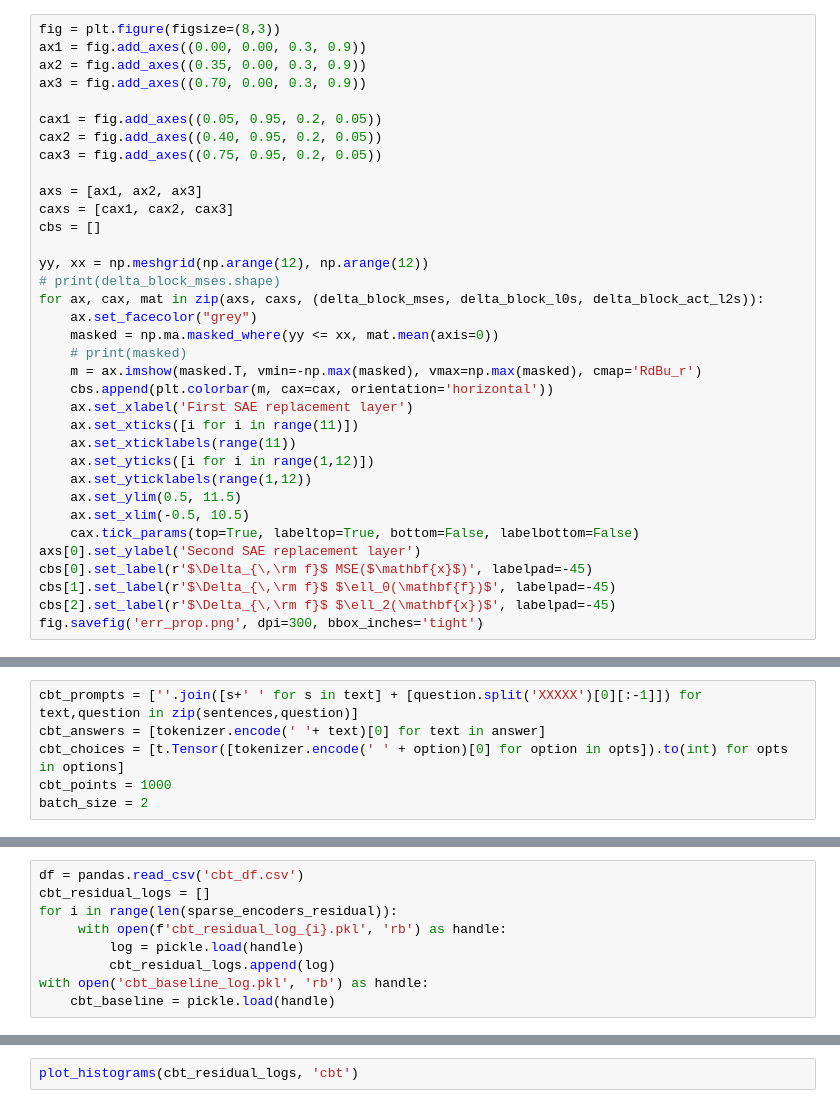
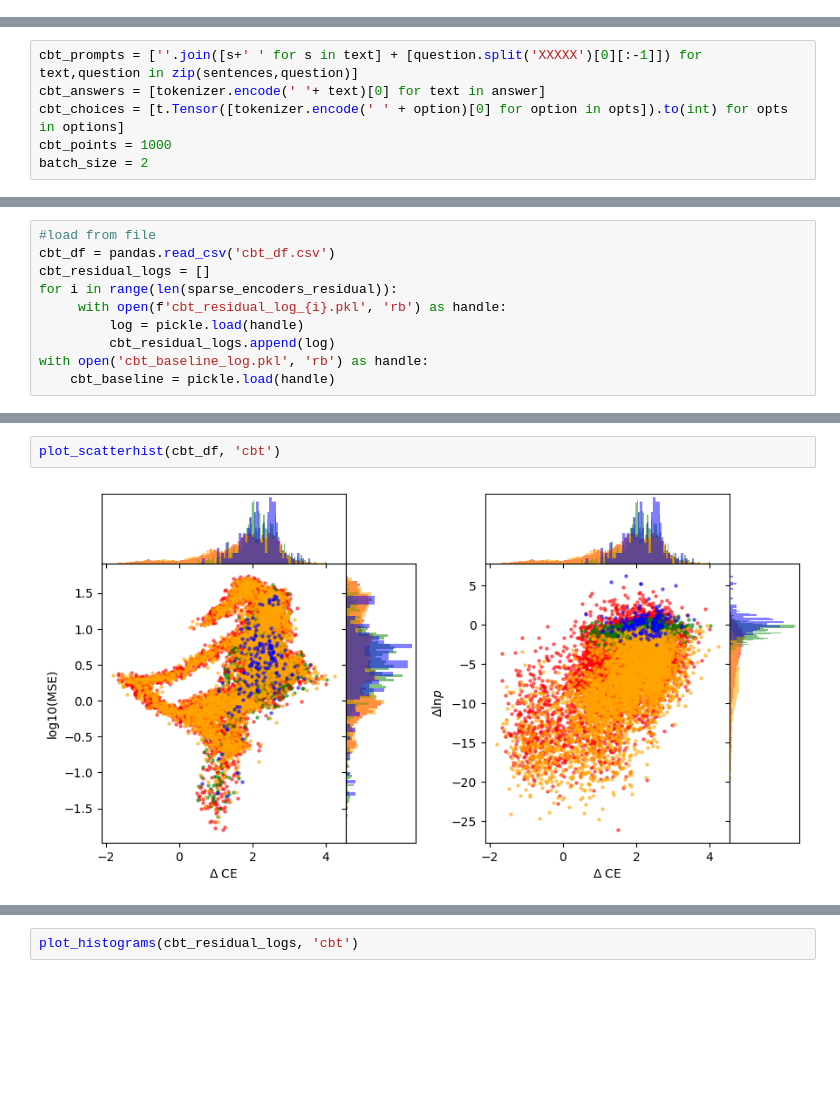
Before and after one commit to evanhanders/sae_validation_blogpost, a Jupyter notebook: gpt2_small_autoencoder_benchmarks.ipynb, the cells around one changed output, grey strips where cells are left out. Cells and saved outputs as stored; diff of their text form; blank space fills up the shorter version.

```diff
--- a/gpt2_small_autoencoder_benchmarks.ipynb
+++ b/gpt2_small_autoencoder_benchmarks.ipynb
@@ -725,35 +742,0 @@ delta_block_act_l2s[block_act_l2s == 0] = 0
-# %%
-fig = plt.figure(figsize=(8,3))
-ax1 = fig.add_axes((0.00, 0.00, 0.3, 0.9))
-ax2 = fig.add_axes((0.35, 0.00, 0.3, 0.9))
-ax3 = fig.add_axes((0.70, 0.00, 0.3, 0.9))
-
-cax1 = fig.add_axes((0.05, 0.95, 0.2, 0.05))
-cax2 = fig.add_axes((0.40, 0.95, 0.2, 0.05))
-cax3 = fig.add_axes((0.75, 0.95, 0.2, 0.05))
-
-axs = [ax1, ax2, ax3]
-caxs = [cax1, cax2, cax3]
-cbs = []
-
-yy, xx = np.meshgrid(np.arange(12), np.arange(12))
-# print(delta_block_mses.shape)
-for ax, cax, mat in zip(axs, caxs, (delta_block_mses, delta_block_l0s, delta_block_act_l2s)):
-    ax.set_facecolor("grey")
-    masked = np.ma.masked_where(yy <= xx, mat.mean(axis=0))
-    # print(masked)
-    m = ax.imshow(masked.T, vmin=-np.max(masked), vmax=np.max(masked), cmap='RdBu_r')
-    cbs.append(plt.colorbar(m, cax=cax, orientation='horizontal'))
-    ax.set_xlabel('First SAE replacement layer')
-    ax.set_xticks([i for i in range(11)])
-    ax.set_xticklabels(range(11))
-    ax.set_yticks([i for i in range(1,12)])
-    ax.set_yticklabels(range(1,12))
-    ax.set_ylim(0.5, 11.5)
-    ax.set_xlim(-0.5, 10.5)
-    cax.tick_params(top=True, labeltop=True, bottom=False, labelbottom=False)
-axs[0].set_ylabel('Second SAE replacement layer')
-cbs[0].set_label(r'$\Delta_{\,\rm f}$ MSE($\mathbf{x}$)', labelpad=-45)
-cbs[1].set_label(r'$\Delta_{\,\rm f}$ $\ell_0(\mathbf{f})$', labelpad=-45)
-cbs[2].set_label(r'$\Delta_{\,\rm f}$ $\ell_2(\mathbf{x})$', labelpad=-45)
-fig.savefig('err_prop.png', dpi=300, bbox_inches='tight')
@@ -952,5 +1185,6 @@ with open('cbt_baseline_log.pkl', 'wb') as handle:
 # %%
-df = pandas.read_csv('cbt_df.csv')
+#load from file
+cbt_df = pandas.read_csv('cbt_df.csv')
 cbt_residual_logs = []
 for i in range(len(sparse_encoders_residual)):
      with open(f'cbt_residual_log_{i}.pkl', 'rb') as handle:
@@ -1096 +1195,5 @@ def layer_effect_plot(quantity, df, points, dataset, yscale='linear', ylim=None)
+# %%
+plot_scatterhist(cbt_df, 'cbt')
+# %% [output]
+[figure, added]
 # %%
```
Also changed, not shown: parts of 64 cells of this notebook, 15 other files.
